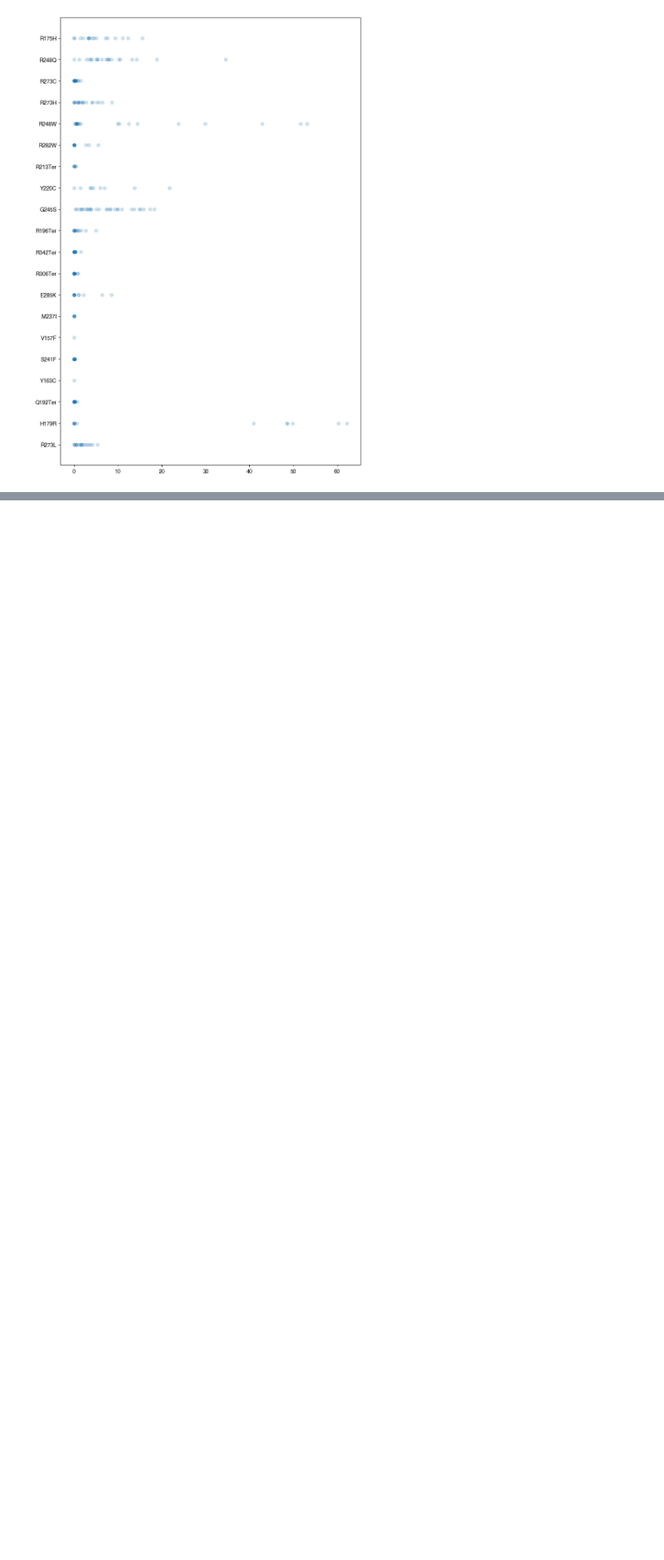
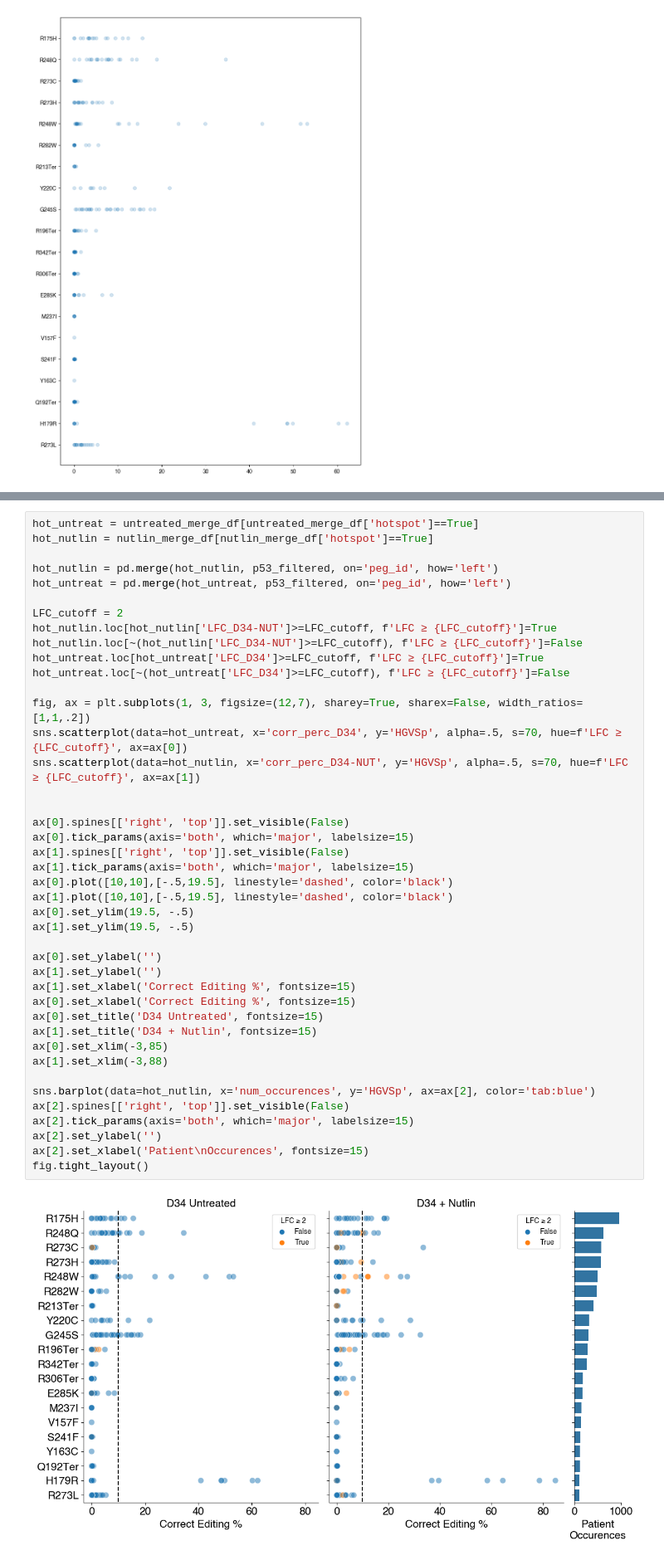
Before and after one commit to samgould2/p53-prime-editing-sensor, a Jupyter notebook: revision_analysis.ipynb, the cells around one changed output, grey strips where cells are left out. Shown at 83% size. Saved outputs shown, nothing was run; the diff lists cells and outputs as text; blank space fills up the shorter version.

```diff
--- a/revision_analysis.ipynb
+++ b/revision_analysis.ipynb
@@ -637,0 +855,44 @@ ax.set_yticklabels(top20['HGVSp']);
+# %%
+hot_untreat = untreated_merge_df[untreated_merge_df['hotspot']==True]
+hot_nutlin = nutlin_merge_df[nutlin_merge_df['hotspot']==True]
+
+hot_nutlin = pd.merge(hot_nutlin, p53_filtered, on='peg_id', how='left')
+hot_untreat = pd.merge(hot_untreat, p53_filtered, on='peg_id', how='left')
+
+LFC_cutoff = 2
+hot_nutlin.loc[hot_nutlin['LFC_D34-NUT']>=LFC_cutoff, f'LFC ≥ {LFC_cutoff}']=True
+hot_nutlin.loc[~(hot_nutlin['LFC_D34-NUT']>=LFC_cutoff), f'LFC ≥ {LFC_cutoff}']=False
+hot_untreat.loc[hot_untreat['LFC_D34']>=LFC_cutoff, f'LFC ≥ {LFC_cutoff}']=True
+hot_untreat.loc[~(hot_untreat['LFC_D34']>=LFC_cutoff), f'LFC ≥ {LFC_cutoff}']=False
+
+fig, ax = plt.subplots(1, 3, figsize=(12,7), sharey=True, sharex=False, width_ratios=[1,1,.2])
+sns.scatterplot(data=hot_untreat, x='corr_perc_D34', y='HGVSp', alpha=.5, s=70, hue=f'LFC ≥ {LFC_cutoff}', ax=ax[0])
+sns.scatterplot(data=hot_nutlin, x='corr_perc_D34-NUT', y='HGVSp', alpha=.5, s=70, hue=f'LFC ≥ {LFC_cutoff}', ax=ax[1])
+
+
+ax[0].spines[['right', 'top']].set_visible(False)
+ax[0].tick_params(axis='both', which='major', labelsize=15)
+ax[1].spines[['right', 'top']].set_visible(False)
+ax[1].tick_params(axis='both', which='major', labelsize=15)
+ax[0].plot([10,10],[-.5,19.5], linestyle='dashed', color='black')
+ax[1].plot([10,10],[-.5,19.5], linestyle='dashed', color='black')
+ax[0].set_ylim(19.5, -.5)
+ax[1].set_ylim(19.5, -.5)
+
+ax[0].set_ylabel('')
+ax[1].set_ylabel('')
+ax[1].set_xlabel('Correct Editing %', fontsize=15)
+ax[0].set_xlabel('Correct Editing %', fontsize=15)
+ax[0].set_title('D34 Untreated', fontsize=15)
+ax[1].set_title('D34 + Nutlin', fontsize=15)
+ax[0].set_xlim(-3,85)
+ax[1].set_xlim(-3,88)
+
+sns.barplot(data=hot_nutlin, x='num_occurences', y='HGVSp', ax=ax[2], color='tab:blue')
+ax[2].spines[['right', 'top']].set_visible(False)
+ax[2].tick_params(axis='both', which='major', labelsize=15)
+ax[2].set_ylabel('')
+ax[2].set_xlabel('Patient\nOccurences', fontsize=15)
+fig.tight_layout()
+# %% [output]
+[figure, added]
```
Also changed, not shown: parts of 8 cells of this notebook.
